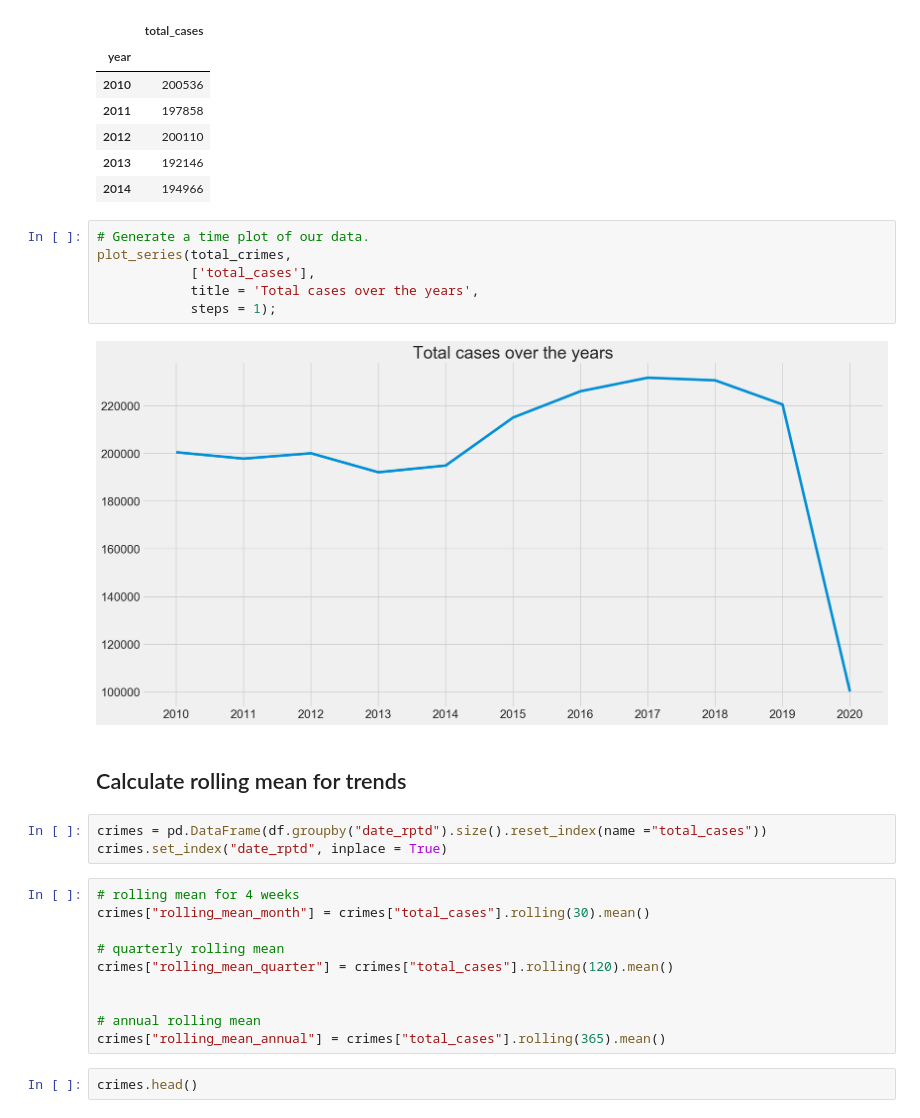
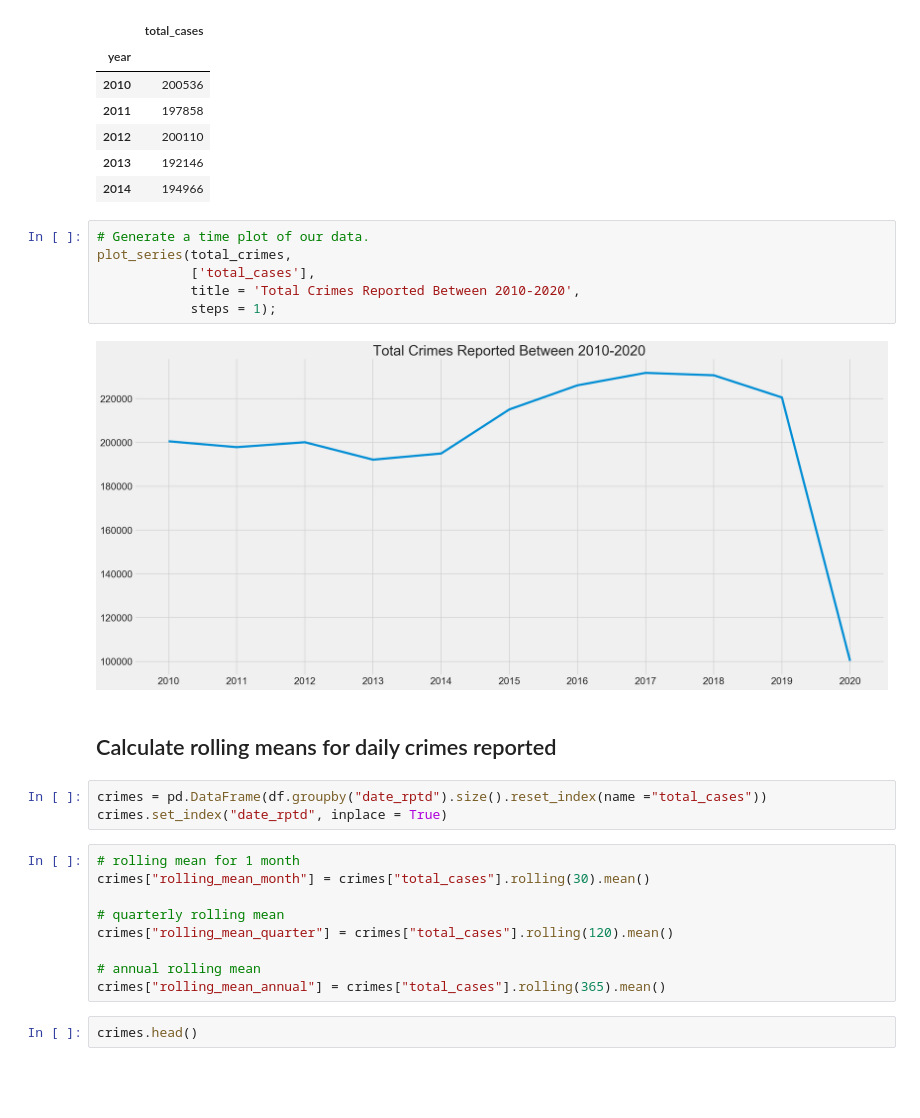
Before and after one commit to veeps/LA_innovation_team, a Jupyter notebook: code/003_explore_trends.ipynb, the cells around one changed output. Saved outputs shown, nothing was run; the diff lists cells and outputs as text; blank space fills up the shorter version.

```diff
--- a/code/003_explore_trends.ipynb
+++ b/code/003_explore_trends.ipynb
@@ -101,24 +101,23 @@ total_crimes.head()
 # %%
 # Generate a time plot of our data.
 plot_series(total_crimes,
             ['total_cases'],
-            title = 'Total cases over the years',
+            title = 'Total Crimes Reported Between 2010-2020',
             steps = 1);
 # %% [output]
-[figure, old version]
+[figure, new version]
 # %% [markdown]
-## Calculate rolling mean for trends
+## Calculate rolling means for daily crimes reported
 # %%
 crimes = pd.DataFrame(df.groupby("date_rptd").size().reset_index(name ="total_cases"))
 crimes.set_index("date_rptd", inplace = True)
 # %%
-# rolling mean for 4 weeks
+# rolling mean for 1 month
 crimes["rolling_mean_month"] = crimes["total_cases"].rolling(30).mean()
 
 # quarterly rolling mean
 crimes["rolling_mean_quarter"] = crimes["total_cases"].rolling(120).mean()
 
-
 # annual rolling mean
 crimes["rolling_mean_annual"] = crimes["total_cases"].rolling(365).mean()
 # %%
```
Also changed, not shown: parts of 8 cells of this notebook.
